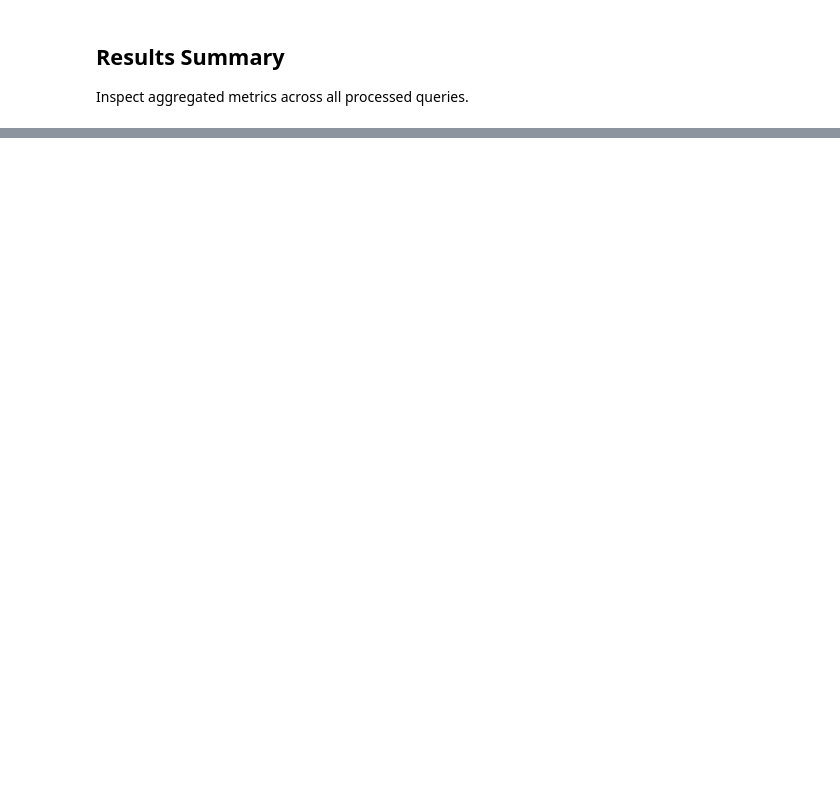
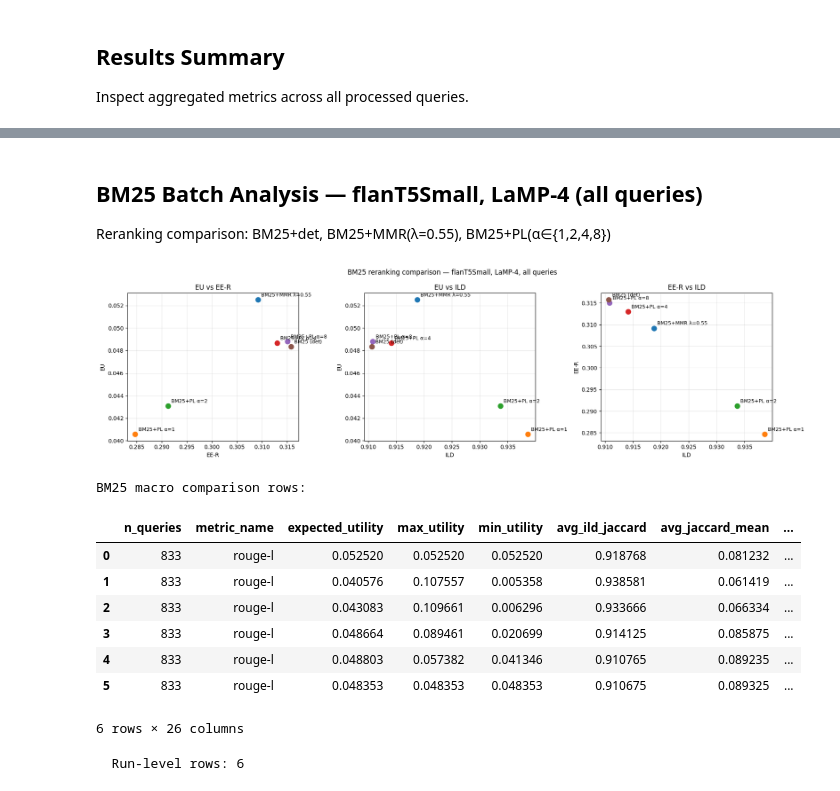
Before and after one commit to AviSimkin/Fair-RAG, a Jupyter notebook: fair_rag_experiment.ipynb, the cells around one changed output, grey strips where cells are left out. Saved outputs shown, nothing was run; the diff lists cells and outputs as text; code cells hidden in the pictures; blank space fills up the shorter version.

```diff
--- a/fair_rag_experiment.ipynb
+++ b/fair_rag_experiment.ipynb
@@ -400,0 +410,73 @@ Loaded rows:
+# %% [markdown]
+## BM25 Batch Analysis — flanT5Small, LaMP-4 (all queries)
+
+Reranking comparison: BM25+det, BM25+MMR(λ=0.55), BM25+PL(α∈{1,2,4,8})
+# %%
+import os
+import matplotlib.pyplot as plt
+from framework import build_macro_comparison_rows, maybe_to_dataframe
+
+_RUNS_ROOT = os.path.join(REPO_ROOT, "experiment_runs")
+bm25_run_dirs = [
+    os.path.join(_RUNS_ROOT, "20260415_204153_lamp4_user__flanT5Small__bm25__mmr_l055__k5__nqall__seed42"),
+    os.path.join(_RUNS_ROOT, "20260415_210055_lamp4_user__flanT5Small__bm25__pl_a1_s10__k5__nqall__seed42"),
+    os.path.join(_RUNS_ROOT, "20260415_235822_lamp4_user__flanT5Small__bm25__pl_a2_s10__k5__nqall__seed42"),
+    os.path.join(_RUNS_ROOT, "20260416_025517_lamp4_user__flanT5Small__bm25__pl_a4_s10__k5__nqall__seed42"),
+    os.path.join(_RUNS_ROOT, "20260416_055951_lamp4_user__flanT5Small__bm25__pl_a8_s10__k5__nqall__seed42"),
+    os.path.join(_RUNS_ROOT, "20260416_085915_lamp4_user__flanT5Small__bm25__det__k5__nqall__seed42"),
+]
+
+bm25_macro_rows = build_macro_comparison_rows(bm25_run_dirs)
+bm25_macro_table = maybe_to_dataframe(bm25_macro_rows)
+
+
+def bm25_label(row):
+    method = row.get("rerank_method", "")
+    if method == "deterministic":
+        return "BM25 (det)"
+    if method == "mmr":
+        return f"BM25+MMR λ={row.get('mmr_lambda')}"
+    return f"BM25+PL α={row.get('pl_alpha')}"
+
+
+bm25_plots = [
+    ("ee_relevance",   "expected_utility", "EE-R", "EU"),
+    ("avg_ild_jaccard","expected_utility",  "ILD",  "EU"),
+    ("avg_ild_jaccard","ee_relevance",       "ILD",  "EE-R"),
+]
+
+fig2, axes2 = plt.subplots(1, 3, figsize=(18, 5))
+fig2.suptitle("BM25 reranking comparison — flanT5Small, LaMP-4, all queries", fontsize=12)
+
+for ax, (x_key, y_key, x_label, y_label) in zip(axes2, bm25_plots):
+    for row in bm25_macro_rows:
+        x = row.get(x_key)
+        y = row.get(y_key)
+        if x is None or y is None:
+            continue
+        lbl = bm25_label(row)
+        ax.plot(x, y, marker="o", linestyle="None", markersize=9)
+        ax.annotate(lbl, (x, y), textcoords="offset points", xytext=(6, 6), fontsize=9)
+    ax.set_xlabel(x_label)
+    ax.set_ylabel(y_label)
+    ax.set_title(f"{y_label} vs {x_label}")
+    ax.grid(True, alpha=0.3)
+
+plt.tight_layout()
+plt.show()
+
+print("BM25 macro comparison rows:")
+display(format_macro_table_for_display(bm25_macro_table))
+print(f"\n  Run-level rows: {len(bm25_macro_rows)}")
+# %% [output]
+[figure, added]
+BM25 macro comparison rows:
+|  | n_queries | metric_name | expected_utility | max_utility | min_utility | avg_ild_jaccard | avg_jaccard_mean | ... |
+| 0 | 833 | rouge-l | 0.052520 | 0.052520 | 0.052520 | 0.918768 | 0.081232 | ... |
+| 1 | 833 | rouge-l | 0.040576 | 0.107557 | 0.005358 | 0.938581 | 0.061419 | ... |
+| 2 | 833 | rouge-l | 0.043083 | 0.109661 | 0.006296 | 0.933666 | 0.066334 | ... |
+| 3 | 833 | rouge-l | 0.048664 | 0.089461 | 0.020699 | 0.914125 | 0.085875 | ... |
+| 4 | 833 | rouge-l | 0.048803 | 0.057382 | 0.041346 | 0.910765 | 0.089235 | ... |
+| 5 | 833 | rouge-l | 0.048353 | 0.048353 | 0.048353 | 0.910675 | 0.089325 | ... |
+6 rows × 26 columns
+  Run-level rows: 6
```
Also changed, not shown: parts of 36 cells of this notebook, 9 other files.
